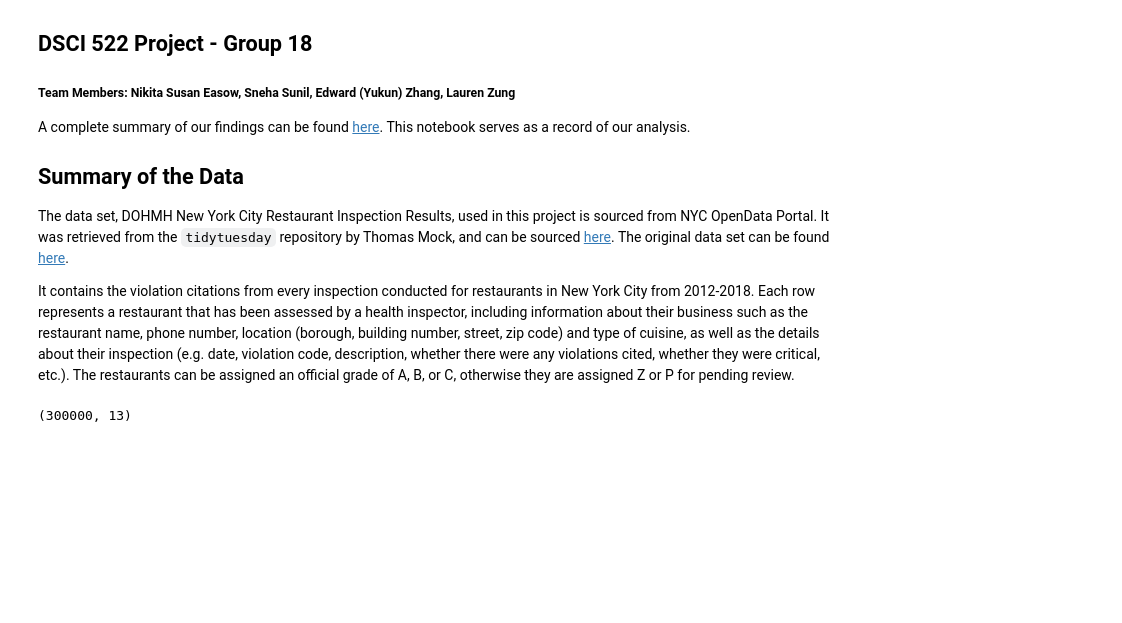
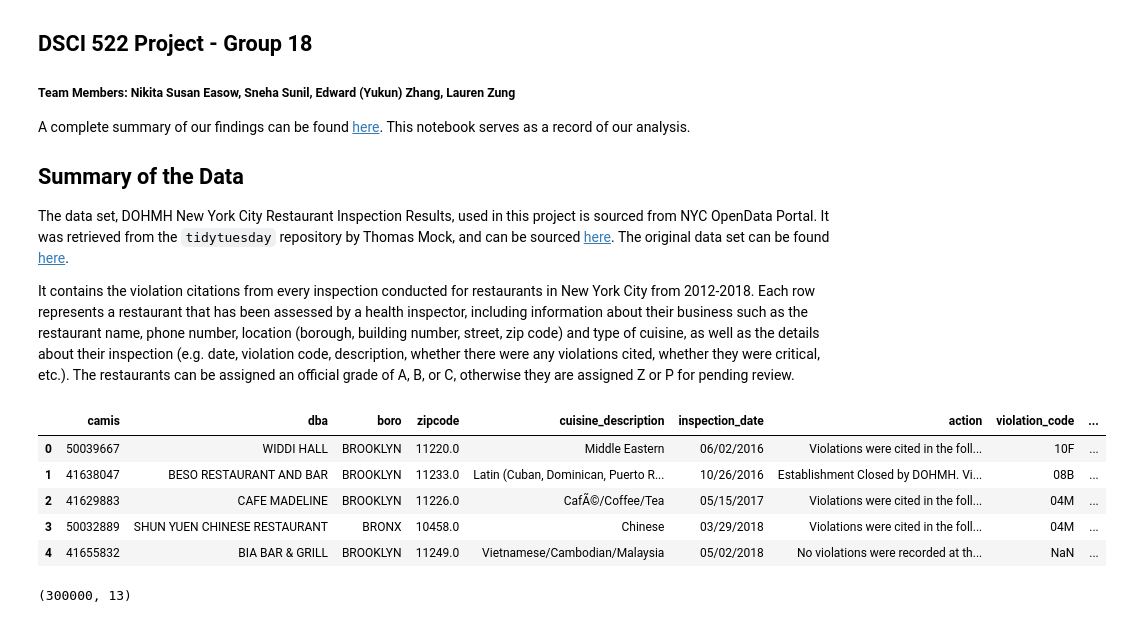
Before and after one commit to UBC-MDS/newyork_restaurant_grading, a Jupyter notebook: src/nyc_rest_eda.ipynb, the cells around one changed output. Saved outputs shown, nothing was run; the diff lists cells and outputs as text; code cells hidden in the pictures; blank space fills up the shorter version.

```diff
--- a/src/nyc_rest_eda.ipynb
+++ b/src/nyc_rest_eda.ipynb
@@ -21,6 +21,14 @@ It contains the violation citations from every inspection conducted for restaura
 # %%
 # Loading the dataset
 nyc_df = pd.read_csv("https://raw.githubusercontent.com/rfordatascience/tidytuesday/master/data/2018/2018-12-11/nyc_restaurants.csv")
+nyc_df.head()
+# %% [output]
+|  | camis | dba | boro | zipcode | cuisine_description | inspection_date | action | violation_code | ... |
+| 0 | 50039667 | WIDDI HALL | BROOKLYN | 11220.0 | Middle Eastern | 06/02/2016 | Violations were cited in the foll... | 10F | ... |
+| 1 | 41638047 | BESO RESTAURANT AND BAR | BROOKLYN | 11233.0 | Latin (Cuban, Dominican, Puerto R... | 10/26/2016 | Establishment Closed by DOHMH. Vi... | 08B | ... |
+| 2 | 41629883 | CAFE MADELINE | BROOKLYN | 11226.0 | CafÃ©/Coffee/Tea | 05/15/2017 | Violations were cited in the foll... | 04M | ... |
+| 3 | 50032889 | SHUN YUEN CHINESE RESTAURANT | BRONX | 10458.0 | Chinese | 03/29/2018 | Violations were cited in the foll... | 04M | ... |
+| 4 | 41655832 | BIA BAR & GRILL | BROOKLYN | 11249.0 | Vietnamese/Cambodian/Malaysia | 05/02/2018 | No violations were recorded at th... | NaN | ... |
 # %%
 nyc_df.shape
 # %% [output]
```
Also changed, not shown: parts of 4 cells of this notebook, 3 other files.
